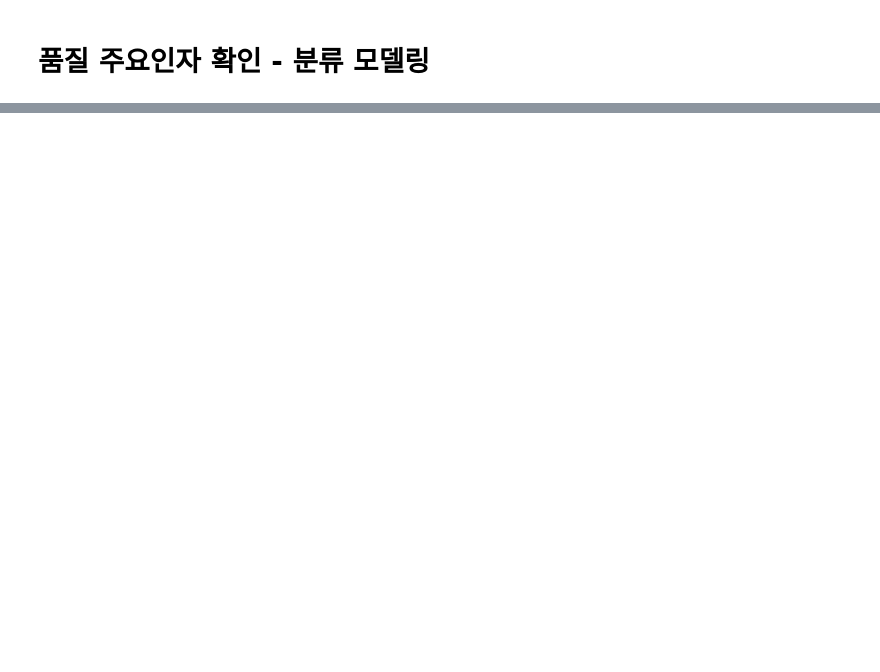
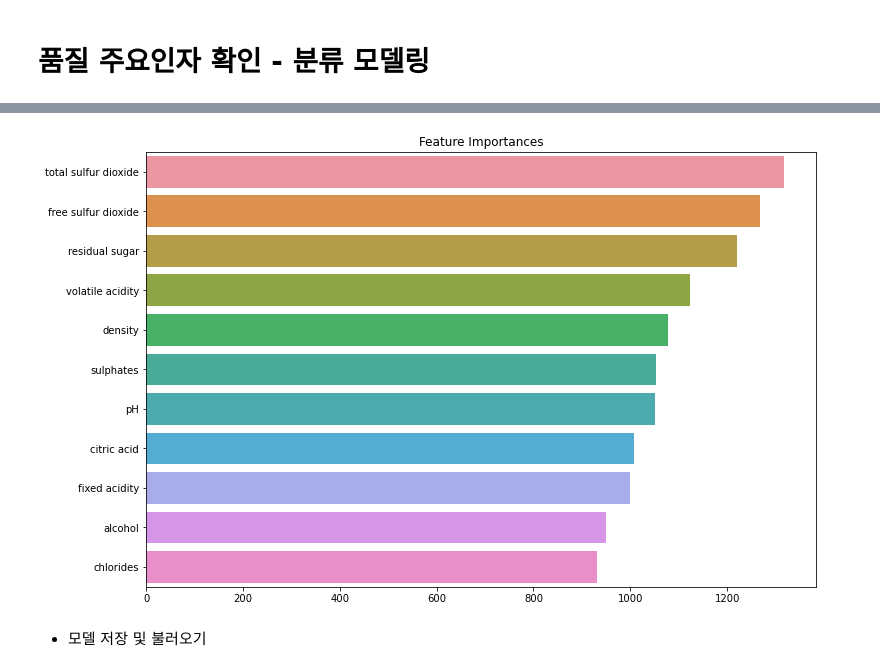
Before and after one commit to seonydg/ml-premium-wine-production-analysis, a Jupyter notebook: premium-wine-production-analysis-1.ipynb, the cells around one changed output, grey strips where cells are left out. Saved outputs shown, nothing was run; the diff lists cells and outputs as text; code cells hidden in the pictures; blank space fills up the shorter version.

Commit message:
feat : classification modeling

```diff
--- a/premium-wine-production-analysis-1.ipynb
+++ b/premium-wine-production-analysis-1.ipynb
@@ -374,0 +382,11 @@ from sklearn.model_selection import ParameterGrid
+# %%
+# SMOTE 인스턴스 생성
+oversampling_instance = SMOTE(k_neighbors = 3, sampling_strategy = {1:int(train_y.value_counts().iloc[0] / 2), # 기존의 -1 클래스의 크기에서 1/2 수 만큼 생성
+                                                                    0:train_y.value_counts().iloc[0]}) # 기존의 -1 인 클래스 수와 동일하도록
+
+# 오버샘플링 적용
+o_Train_X, o_Train_Y = oversampling_instance.fit_resample(train_x, train_y)
+
+# ndarray 형태가 되므로 다시 DataFrame과 Series로 변환 (남은 전처리가 없다면 하지 않아도 무방)
+o_Train_X = pd.DataFrame(o_Train_X, columns = X.columns)
+o_Train_Y = pd.Series(o_Train_Y)
@@ -374,0 +457,7 @@ from sklearn.model_selection import ParameterGrid
+# %%
+max_iter = 0
+for m in model_parameter_dict.keys():
+    for p in model_parameter_dict[m]:
+        model = m(**p)
+        max_iter += 1
+print(max_iter)
@@ -374,0 +520,9 @@ from sklearn.model_selection import ParameterGrid
+# %%
+# best 모델 학습
+model = best_model(**best_parameter).fit(train_x.values, train_y.values)
+
+train_pred = model.predict(train_x.values)
+test_pred = model.predict(test_x.values)
+
+print(classification_report(train_y, train_pred))
+print(classification_report(test_y, test_pred))
@@ -374,0 +603,9 @@ from sklearn.model_selection import ParameterGrid
+# %%
+# best 모델 학습
+model = best_model(**best_parameter).fit(o_Train_X.values, o_Train_Y.values)
+
+train_pred = model.predict(o_Train_X.values)
+test_pred = model.predict(test_x.values)
+
+print(classification_report(o_Train_Y, train_pred))
+print(classification_report(test_y, test_pred))
@@ -374,0 +630,13 @@ from sklearn.model_selection import ParameterGrid
+# %%
+ftr_importances_values = model.feature_importances_
+ftr_importances = pd.Series(ftr_importances_values, index = X.columns)
+ftr_top20 = ftr_importances.sort_values(ascending=False)[:21]
+
+plt.figure(figsize=(12,8))
+plt.title('Feature Importances')
+sns.barplot(x=ftr_top20, y=ftr_top20.index)
+plt.show()
+# %% [output]
+[figure, added]
+# %% [markdown]
+- 모델 저장 및 불러오기
```
Also changed, not shown: parts of 18 cells of this notebook.
